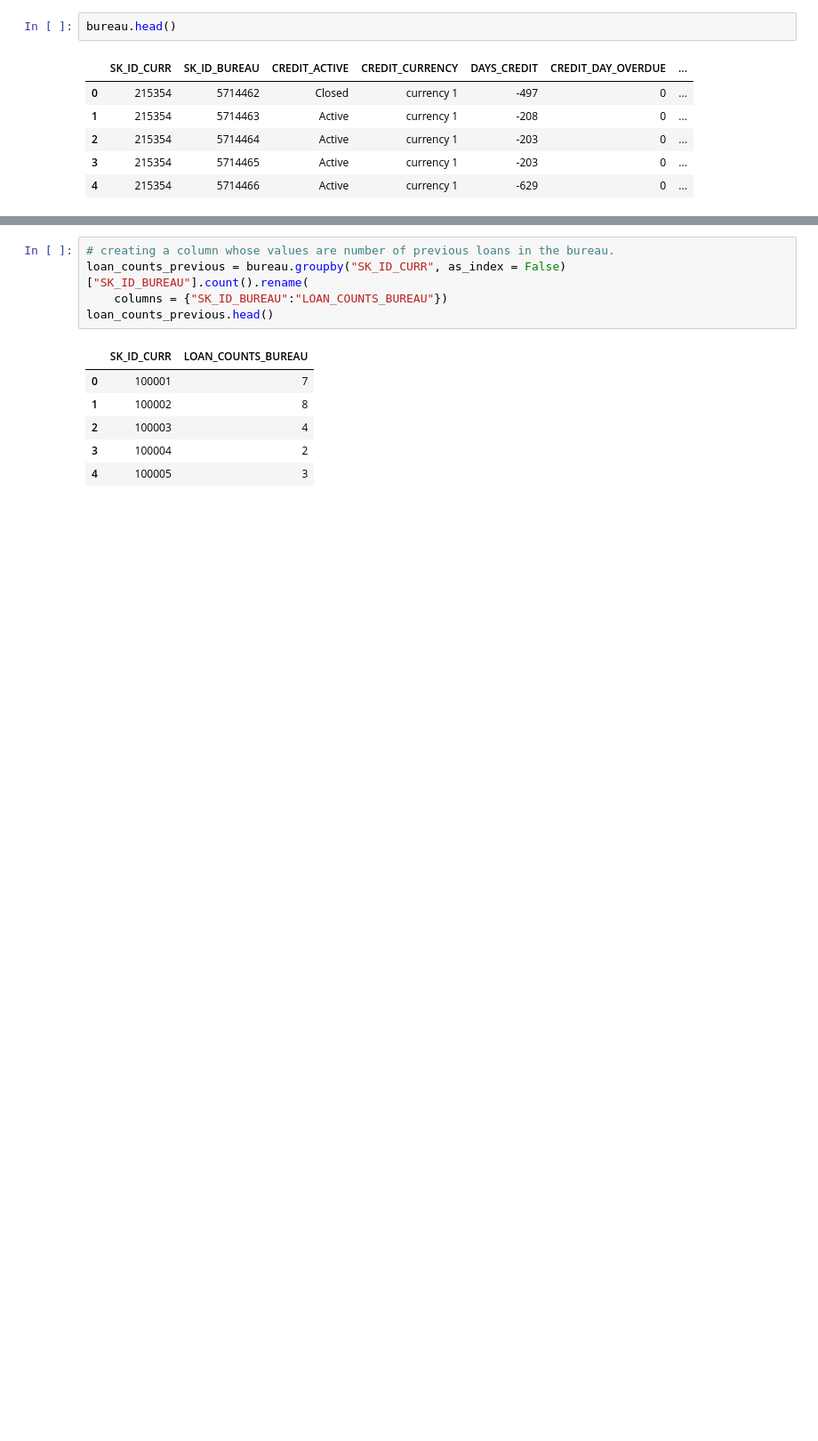
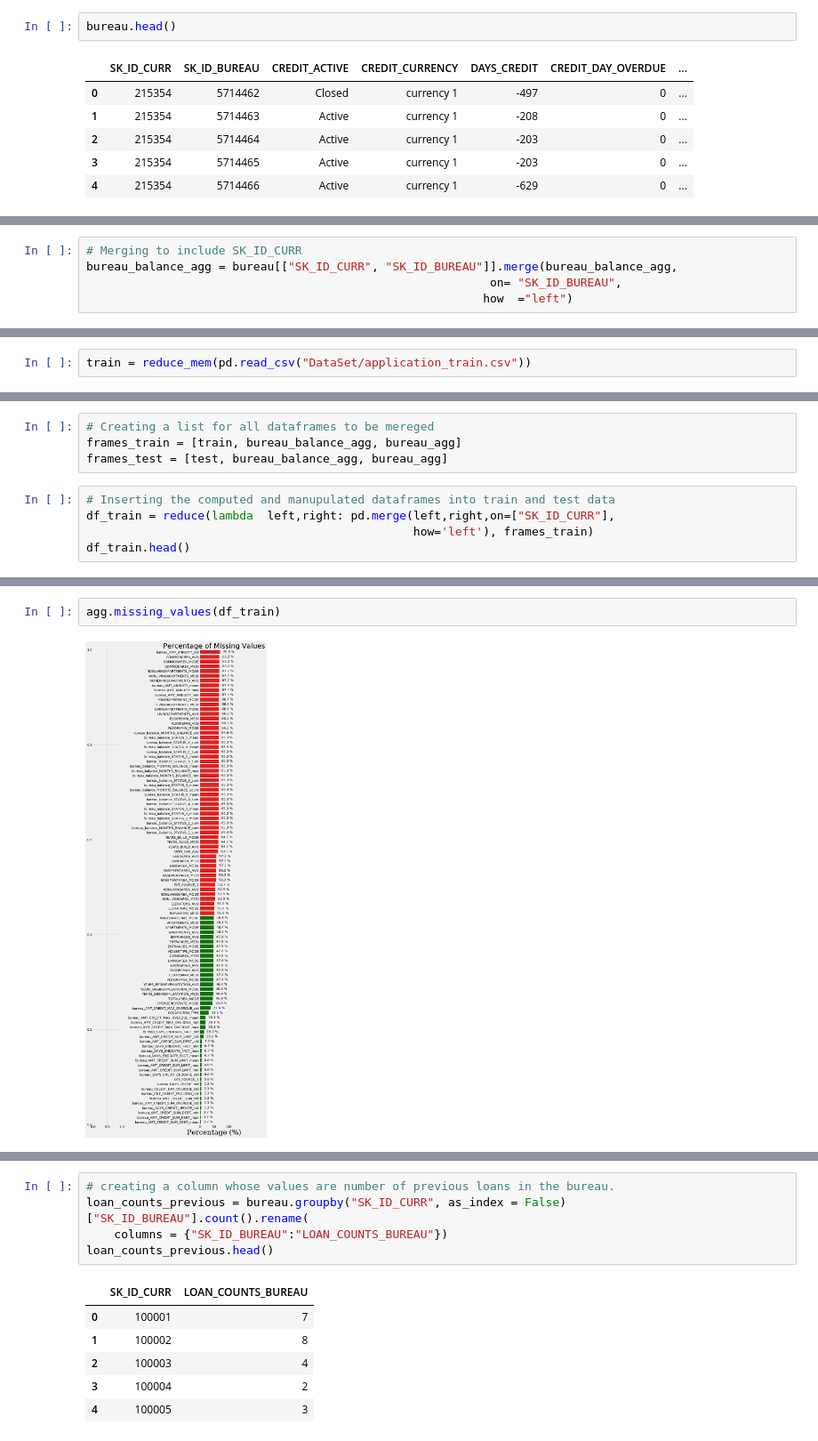
Before and after one commit to zahid1202/Credit_Default_Risk, a Jupyter notebook: Features_Engineering.ipynb, the cells around one changed output, grey strips where cells are left out. Shown at 89% size. Drawn from its saved outputs; the diff is of its cells as text; blank space fills up the shorter version.

```diff
--- a/Features_Engineering.ipynb
+++ b/Features_Engineering.ipynb
@@ -368,0 +414,5 @@ Index(['sum', 'mean'], dtype='object')
+# %%
+# Merging to include SK_ID_CURR
+bureau_balance_agg = bureau[["SK_ID_CURR", "SK_ID_BUREAU"]].merge(bureau_balance_agg,
+                                                          on= "SK_ID_BUREAU",
+                                                         how  ="left")
@@ -368,0 +431,2 @@ Index(['sum', 'mean'], dtype='object')
+# %%
+train = reduce_mem(pd.read_csv("DataSet/application_train.csv"))
@@ -368,0 +437,9 @@ Index(['sum', 'mean'], dtype='object')
+# %%
+# Creating a list for all dataframes to be mereged
+frames_train = [train, bureau_balance_agg, bureau_agg]
+frames_test = [test, bureau_balance_agg, bureau_agg]
+# %%
+# Inserting the computed and manupulated dataframes into train and test data
+df_train = reduce(lambda  left,right: pd.merge(left,right,on=["SK_ID_CURR"],
+                                               how='left'), frames_train)
+df_train.head()
@@ -368,0 +493,4 @@ Index(['sum', 'mean'], dtype='object')
+# %%
+agg.missing_values(df_train)
+# %% [output]
+[figure, added]
```
Also changed, not shown: parts of 29 cells of this notebook.
